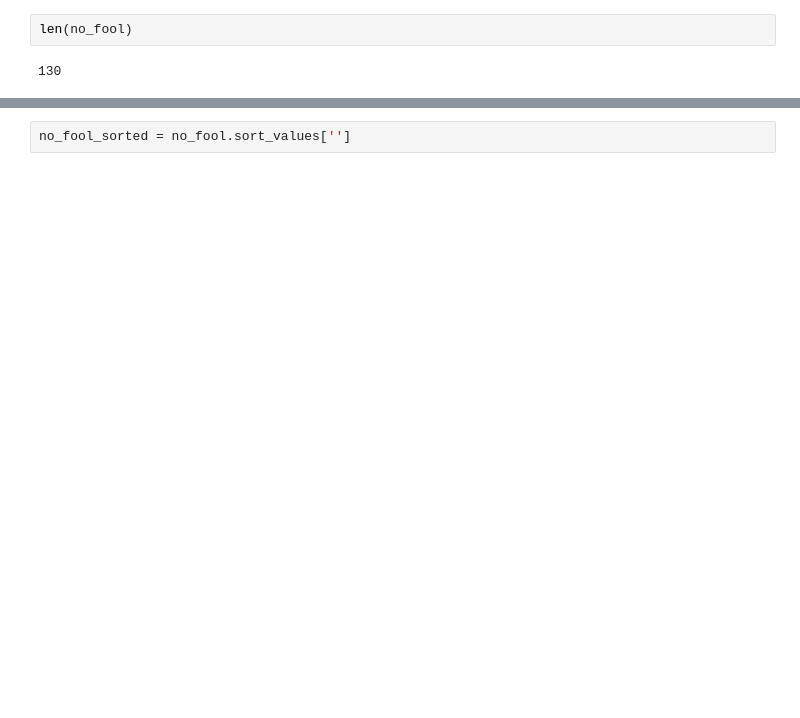
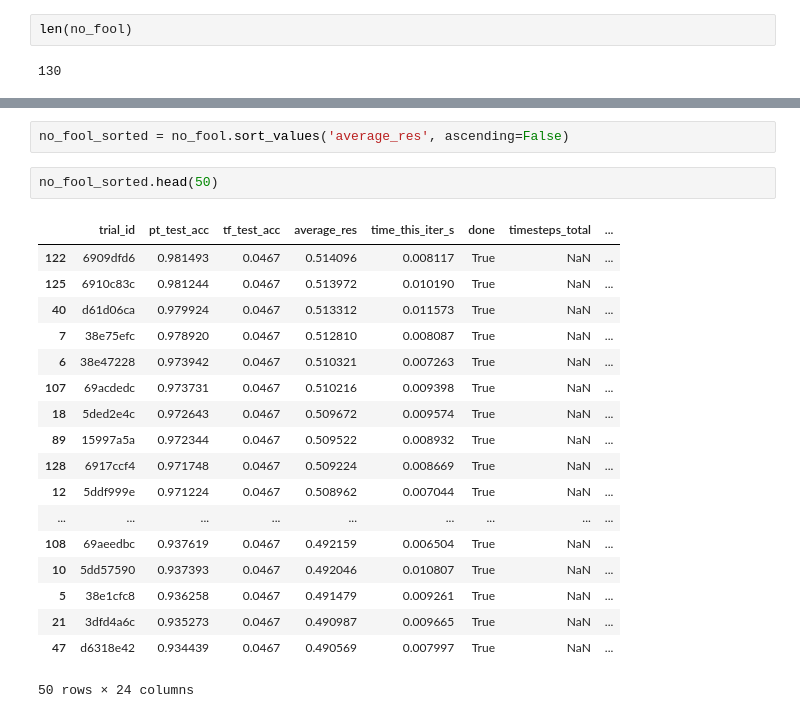
Before and after one commit to maxzvyagin/hyper_resilient_experiments, a Jupyter notebook: analysis/nofool_comp.ipynb, the cells around one changed output, grey strips where cells are left out. Cells and saved outputs as stored; diff of their text form; blank space fills up the shorter version.

```diff
--- a/analysis/nofool_comp.ipynb
+++ b/analysis/nofool_comp.ipynb
@@ -27,2 +27,23 @@ no_fool.head()
 # %%
-no_fool_sorted = no_fool.sort_values['']
+no_fool_sorted = no_fool.sort_values('average_res', ascending=False)
+# %%
+no_fool_sorted.head(50)
+# %% [output]
+|  | trial_id | pt_test_acc | tf_test_acc | average_res | time_this_iter_s | done | timesteps_total | ... |
+| 122 | 6909dfd6 | 0.981493 | 0.0467 | 0.514096 | 0.008117 | True | NaN | ... |
+| 125 | 6910c83c | 0.981244 | 0.0467 | 0.513972 | 0.010190 | True | NaN | ... |
+| 40 | d61d06ca | 0.979924 | 0.0467 | 0.513312 | 0.011573 | True | NaN | ... |
+| 7 | 38e75efc | 0.978920 | 0.0467 | 0.512810 | 0.008087 | True | NaN | ... |
+| 6 | 38e47228 | 0.973942 | 0.0467 | 0.510321 | 0.007263 | True | NaN | ... |
+| 107 | 69acdedc | 0.973731 | 0.0467 | 0.510216 | 0.009398 | True | NaN | ... |
+| 18 | 5ded2e4c | 0.972643 | 0.0467 | 0.509672 | 0.009574 | True | NaN | ... |
+| 89 | 15997a5a | 0.972344 | 0.0467 | 0.509522 | 0.008932 | True | NaN | ... |
+| 128 | 6917ccf4 | 0.971748 | 0.0467 | 0.509224 | 0.008669 | True | NaN | ... |
+| 12 | 5ddf999e | 0.971224 | 0.0467 | 0.508962 | 0.007044 | True | NaN | ... |
+| ... | ... | ... | ... | ... | ... | ... | ... | ... |
+| 108 | 69aeedbc | 0.937619 | 0.0467 | 0.492159 | 0.006504 | True | NaN | ... |
+| 10 | 5dd57590 | 0.937393 | 0.0467 | 0.492046 | 0.010807 | True | NaN | ... |
+| 5 | 38e1cfc8 | 0.936258 | 0.0467 | 0.491479 | 0.009261 | True | NaN | ... |
+| 21 | 3dfd4a6c | 0.935273 | 0.0467 | 0.490987 | 0.009665 | True | NaN | ... |
+| 47 | d6318e42 | 0.934439 | 0.0467 | 0.490569 | 0.007997 | True | NaN | ... |
+50 rows × 24 columns
```
Also changed, not shown: parts of 5 cells of this notebook, 1 other file.
